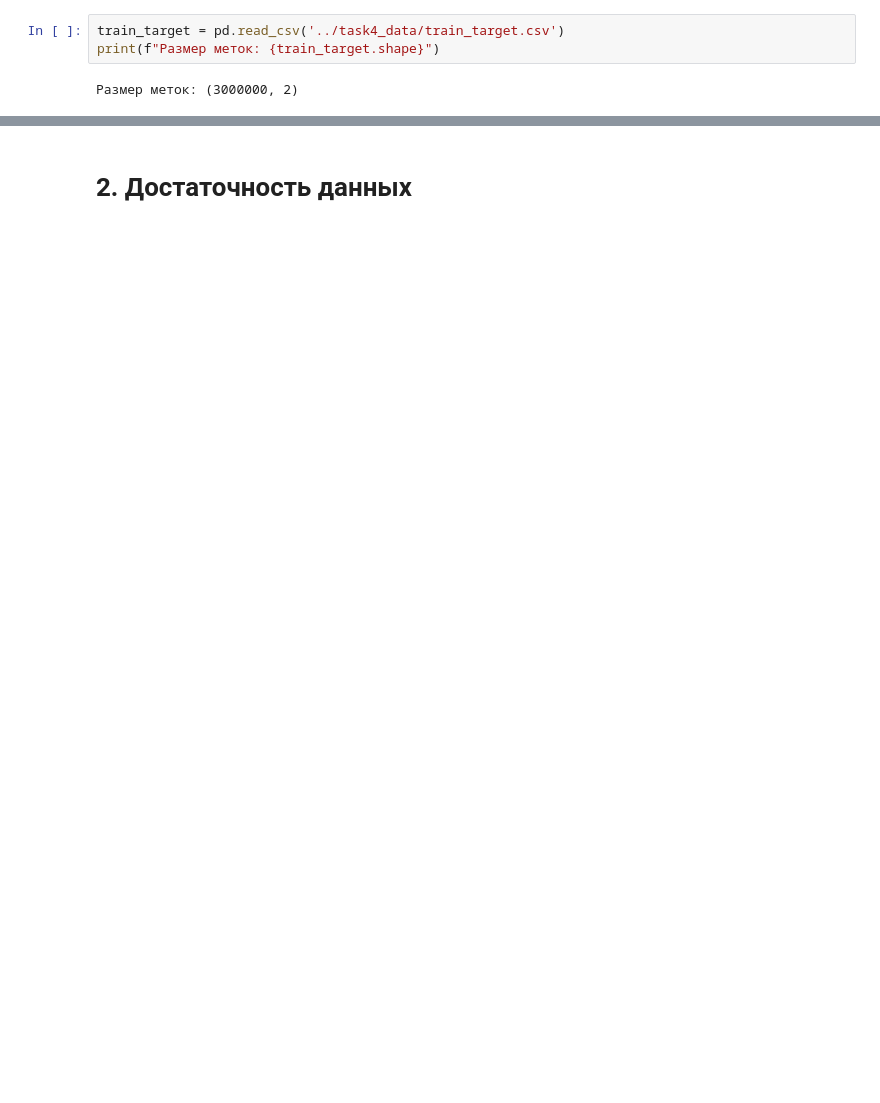
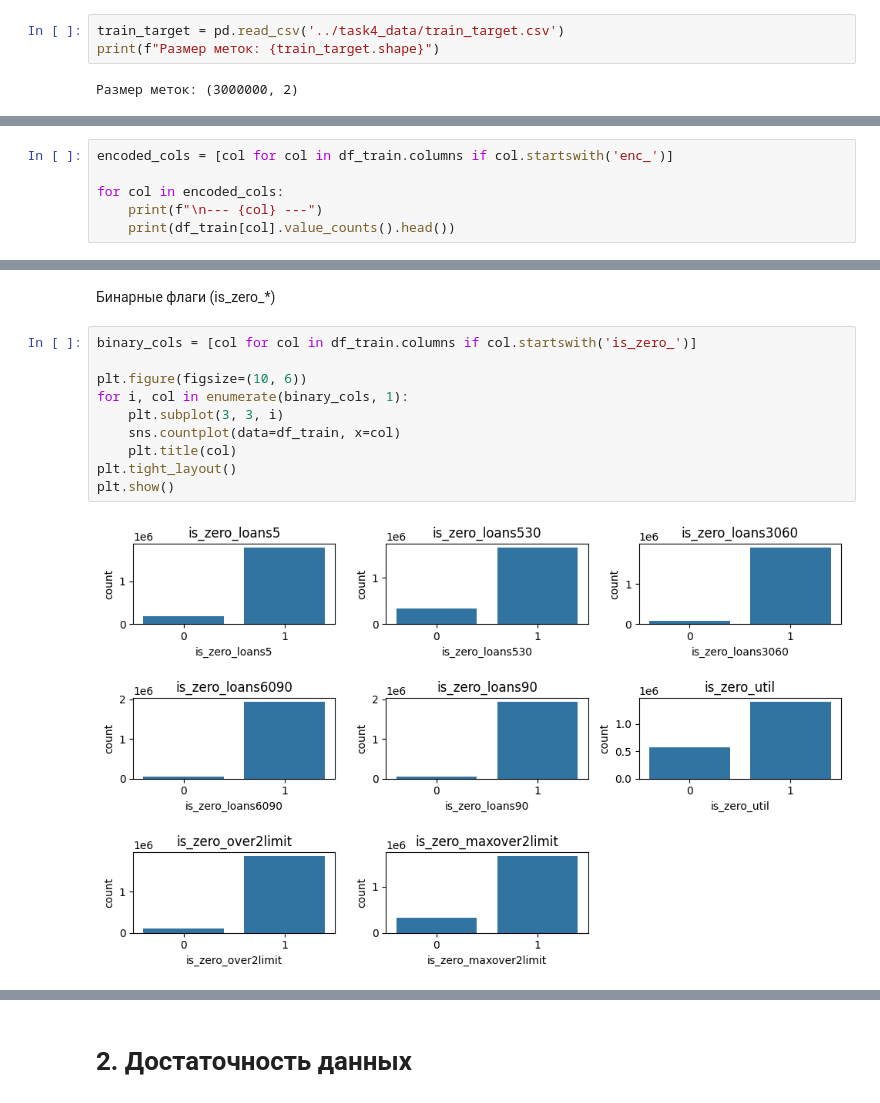
Before and after one commit to kuznetsovgg/predictive, a Jupyter notebook: task4.ipynb, the cells around one changed output, grey strips where cells are left out. Cells and saved outputs as stored; diff of their text form; blank space fills up the shorter version.

```diff
--- a/task4.ipynb
+++ b/task4.ipynb
@@ -57,0 +134,6 @@ print(f"Размер меток: {train_target.shape}")
+# %%
+encoded_cols = [col for col in df_train.columns if col.startswith('enc_')]
+
+for col in encoded_cols:
+    print(f"\n--- {col} ---")
+    print(df_train[col].value_counts().head())
@@ -57,0 +158,14 @@ print(f"Размер меток: {train_target.shape}")
+# %% [markdown]
+Бинарные флаги (is_zero_*)
+# %%
+binary_cols = [col for col in df_train.columns if col.startswith('is_zero_')]
+
+plt.figure(figsize=(10, 6))
+for i, col in enumerate(binary_cols, 1):
+    plt.subplot(3, 3, i)
+    sns.countplot(data=df_train, x=col)
+    plt.title(col)
+plt.tight_layout()
+plt.show()
+# %% [output]
+[figure, added]
```
Also changed, not shown: parts of 33 cells of this notebook.
